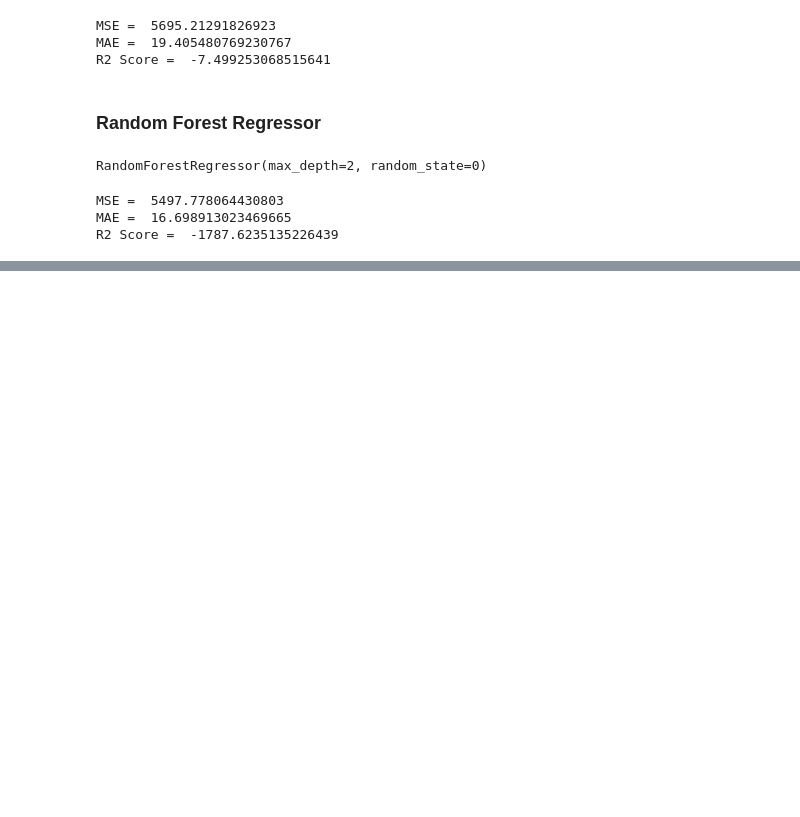
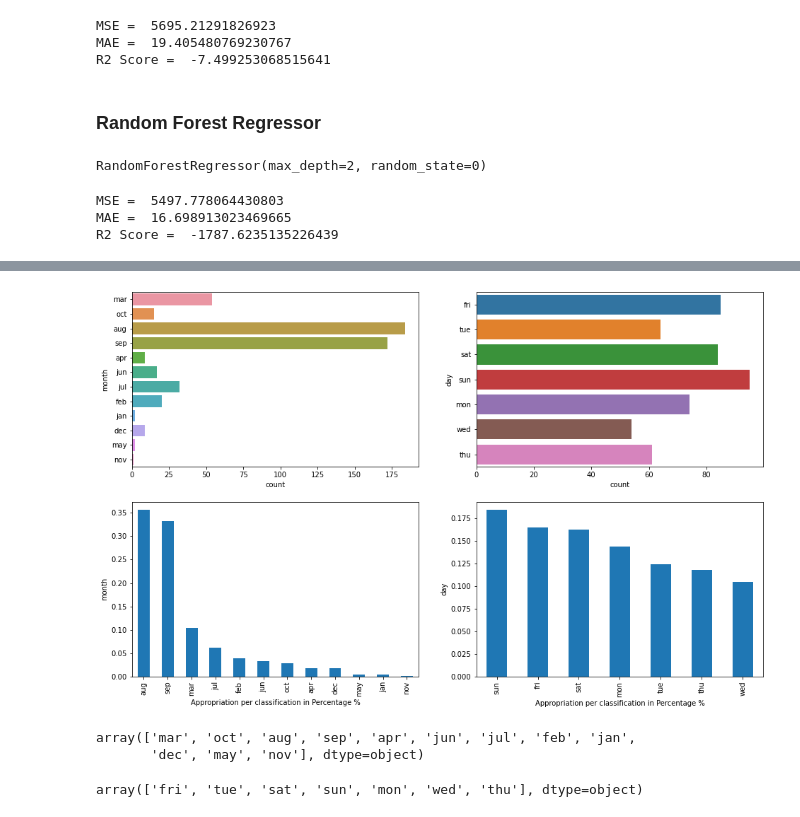
Before and after one commit to NVombat/Predictive-Modelling-of-Wildfires, a Jupyter notebook: ml/models/wildfirepred_model.ipynb, the cells around one changed output, grey strips where cells are left out. Drawn from its saved outputs; the diff is of its cells as text; code cells hidden in the pictures; blank space fills up the shorter version.

```diff
--- a/ml/models/wildfirepred_model.ipynb
+++ b/ml/models/wildfirepred_model.ipynb
@@ -342,0 +426,22 @@ R2 Score =  -1787.6235135226439
+# %%
+plt.figure(figsize = (16, 10))
+
+for i, col in enumerate(cat_col, 1):
+    plt.subplot(2,2,i)
+    sns.countplot(data = df, y = col)
+    plt.subplot(2,2,i+2)
+    data[col].value_counts(normalize=True).plot.bar()
+    plt.ylabel(col)
+    plt.xlabel("Appropriation per classification in Percentage %")
+plt.show()
+# %% [output]
+[figure, added]
+# %%
+data['month'].unique()
+# %% [output]
+array(['mar', 'oct', 'aug', 'sep', 'apr', 'jun', 'jul', 'feb', 'jan',
+       'dec', 'may', 'nov'], dtype=object)
+# %%
+data['day'].unique()
+# %% [output]
+array(['fri', 'tue', 'sat', 'sun', 'mon', 'wed', 'thu'], dtype=object)
```
Also changed, not shown: parts of 17 cells of this notebook.
